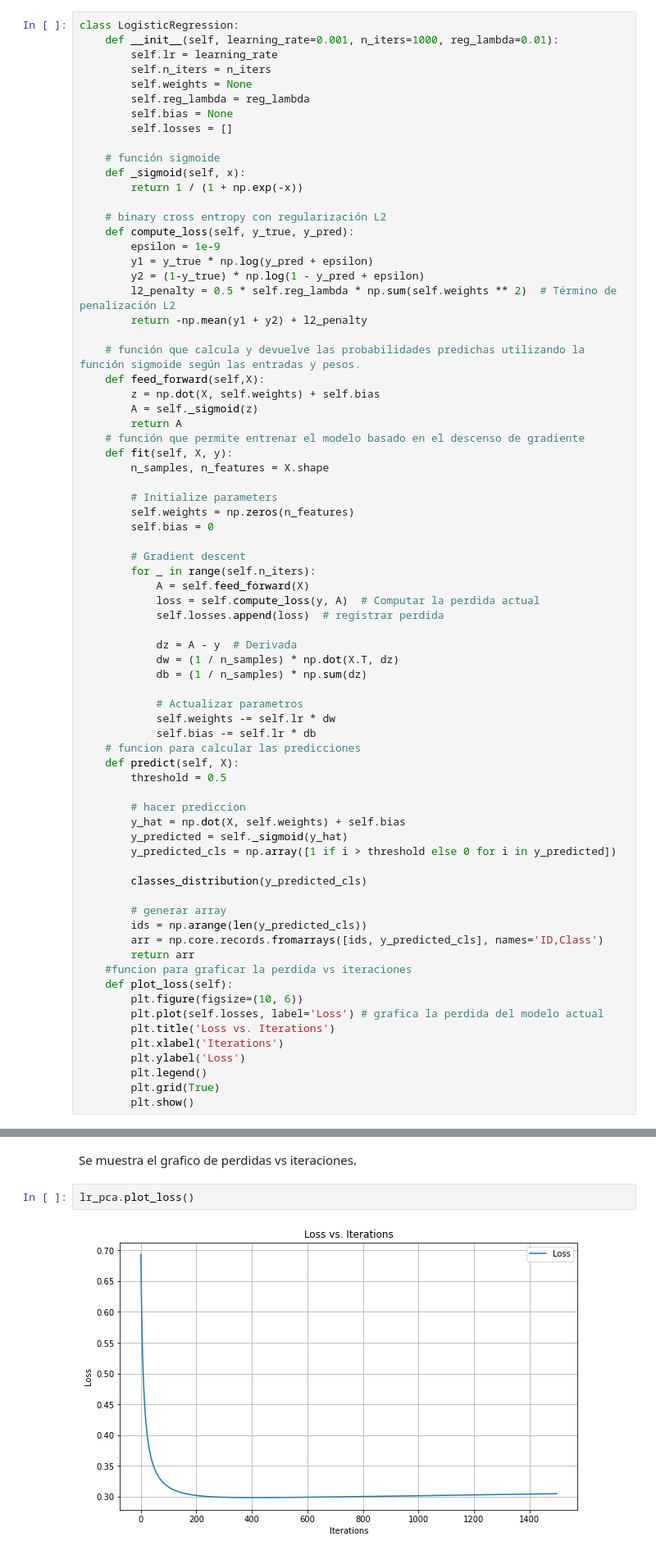
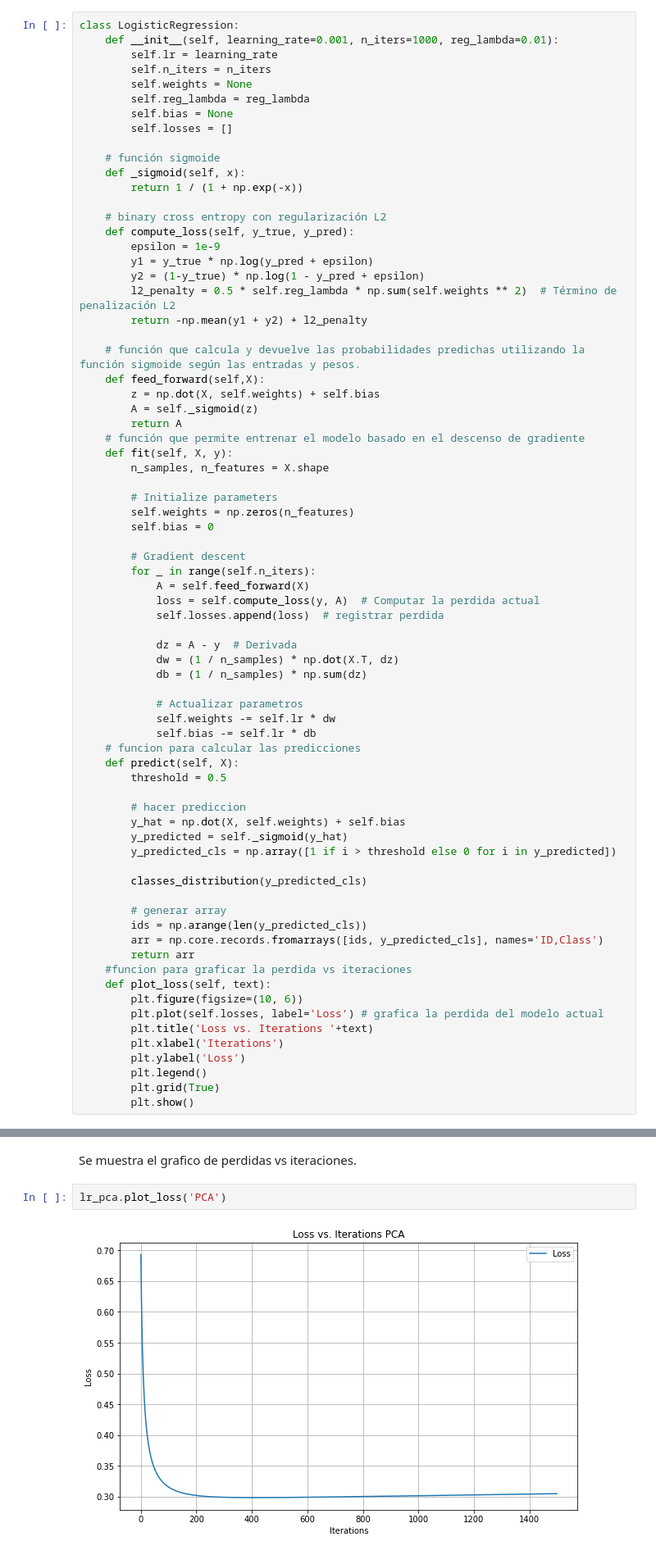
Before and after one commit to natalia-romero/deep_learning, a Jupyter notebook: tarea_1/tarea_1.ipynb, the cells around one changed output, grey strips where cells are left out. Shown: that part at 82% size. Cells and saved outputs as stored; diff of their text form.

```diff
--- a/tarea_1/tarea_1.ipynb
+++ b/tarea_1/tarea_1.ipynb
@@ -135,10 +135,10 @@ class LogisticRegression:
         arr = np.core.records.fromarrays([ids, y_predicted_cls], names='ID,Class')
         return arr
     #funcion para graficar la perdida vs iteraciones
-    def plot_loss(self):
+    def plot_loss(self, text):
         plt.figure(figsize=(10, 6))
         plt.plot(self.losses, label='Loss') # grafica la perdida del modelo actual
-        plt.title('Loss vs. Iterations')
+        plt.title('Loss vs. Iterations '+text)
         plt.xlabel('Iterations')
         plt.ylabel('Loss')
         plt.legend()
@@ -234,9 +234,9 @@ FALSE: 480 (52.12%)
 # %% [markdown]
 Se muestra el grafico de perdidas vs iteraciones.
 # %%
-lr_pca.plot_loss()
+lr_pca.plot_loss('PCA')
 # %% [output]
-[figure, old version]
+[figure, new version]
 # %% [markdown]
 ## LDA
 
```
Also changed, not shown: parts of 7 cells of this notebook.
